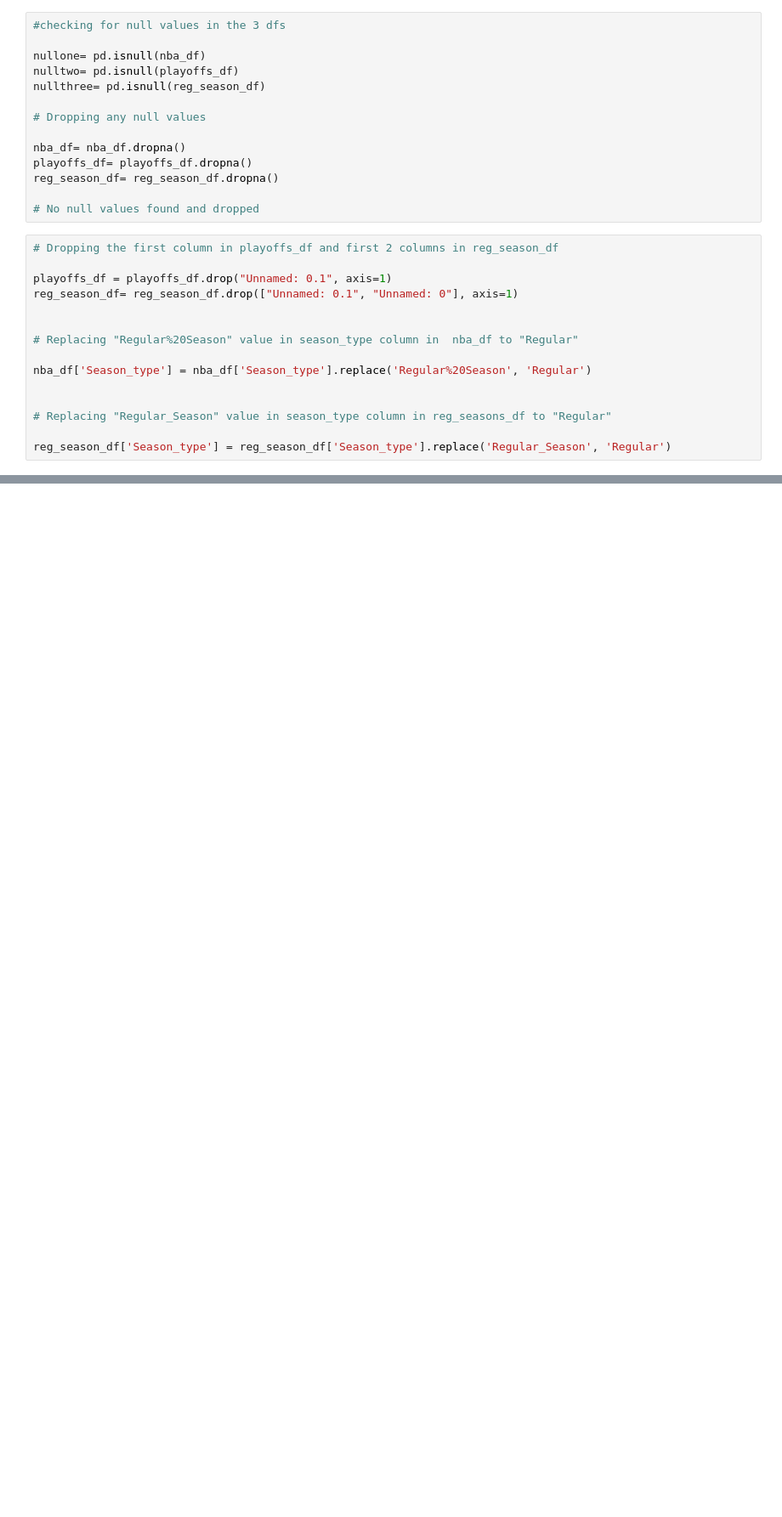
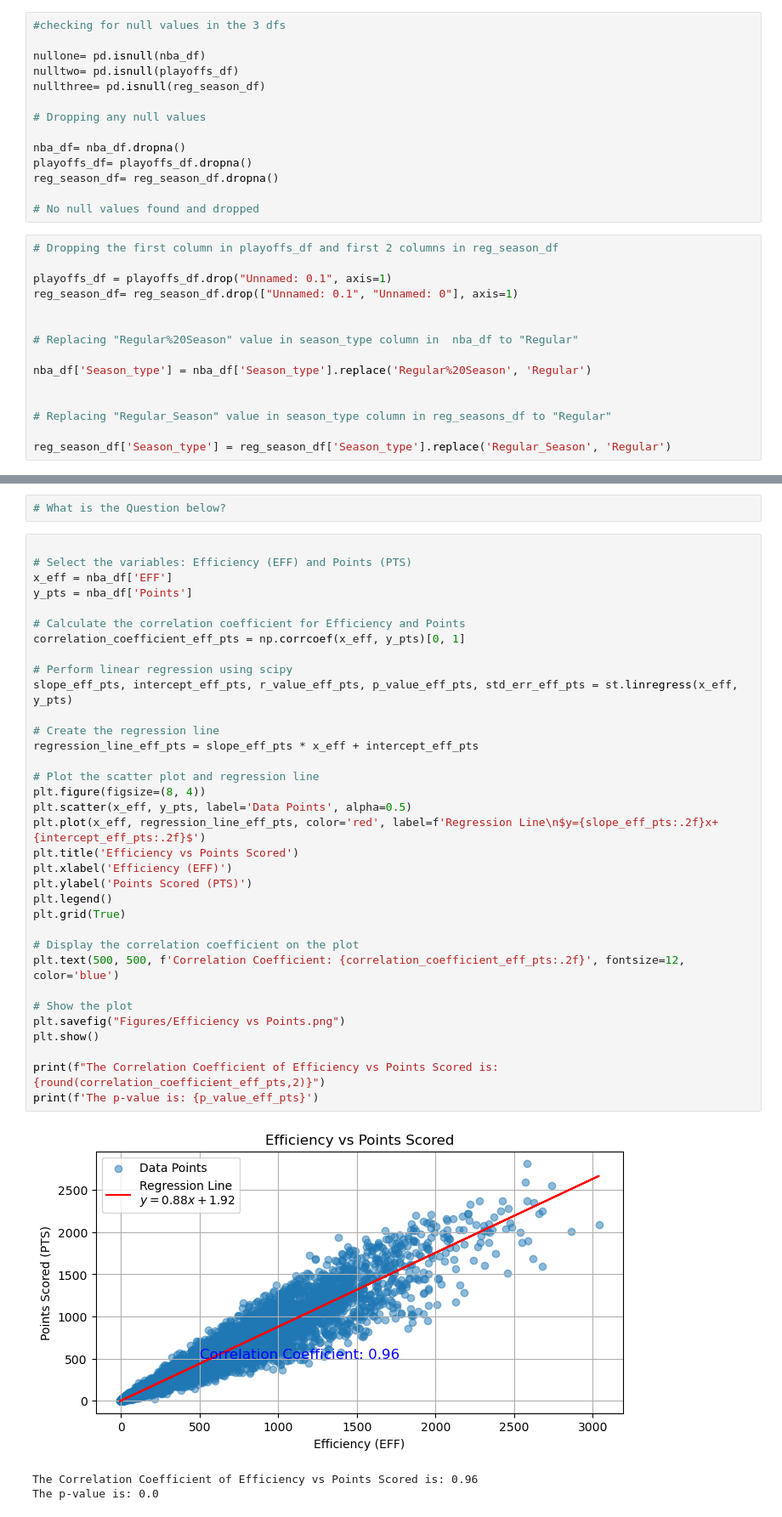
Before and after one commit to singhashishpal/Project_NBA, a Jupyter notebook: NBA Dataset/NBA.ipynb, the cells around one changed output, grey strips where cells are left out. Shown at 85% size. Cells and saved outputs as stored; diff of their text form; blank space fills up the shorter version.

```diff
--- a/NBA Dataset/NBA.ipynb
+++ b/NBA Dataset/NBA.ipynb
@@ -195,0 +226,40 @@ po_avg_three_pct
+# %%
+# What is the Question below?
+# %%
+
+# Select the variables: Efficiency (EFF) and Points (PTS)
+x_eff = nba_df['EFF']
+y_pts = nba_df['Points']
+
+# Calculate the correlation coefficient for Efficiency and Points
+correlation_coefficient_eff_pts = np.corrcoef(x_eff, y_pts)[0, 1]
+
+# Perform linear regression using scipy
+slope_eff_pts, intercept_eff_pts, r_value_eff_pts, p_value_eff_pts, std_err_eff_pts = st.linregress(x_eff, y_pts)
+
+# Create the regression line
+regression_line_eff_pts = slope_eff_pts * x_eff + intercept_eff_pts
+
+# Plot the scatter plot and regression line
+plt.figure(figsize=(8, 4))
+plt.scatter(x_eff, y_pts, label='Data Points', alpha=0.5)
+plt.plot(x_eff, regression_line_eff_pts, color='red', label=f'Regression Line\n$y={slope_eff_pts:.2f}x+{intercept_eff_pts:.2f}$')
+plt.title('Efficiency vs Points Scored')
+plt.xlabel('Efficiency (EFF)')
+plt.ylabel('Points Scored (PTS)')
+plt.legend()
+plt.grid(True)
+
+# Display the correlation coefficient on the plot
+plt.text(500, 500, f'Correlation Coefficient: {correlation_coefficient_eff_pts:.2f}', fontsize=12, color='blue')
+
+# Show the plot
+plt.savefig("Figures/Efficiency vs Points.png")
+plt.show()
+
+print(f"The Correlation Coefficient of Efficiency vs Points Scored is: {round(correlation_coefficient_eff_pts,2)}")
+print(f'The p-value is: {p_value_eff_pts}')
+# %% [output]
+[figure, added]
+The Correlation Coefficient of Efficiency vs Points Scored is: 0.96
+The p-value is: 0.0
```
Also changed, not shown: parts of 35 cells of this notebook.
